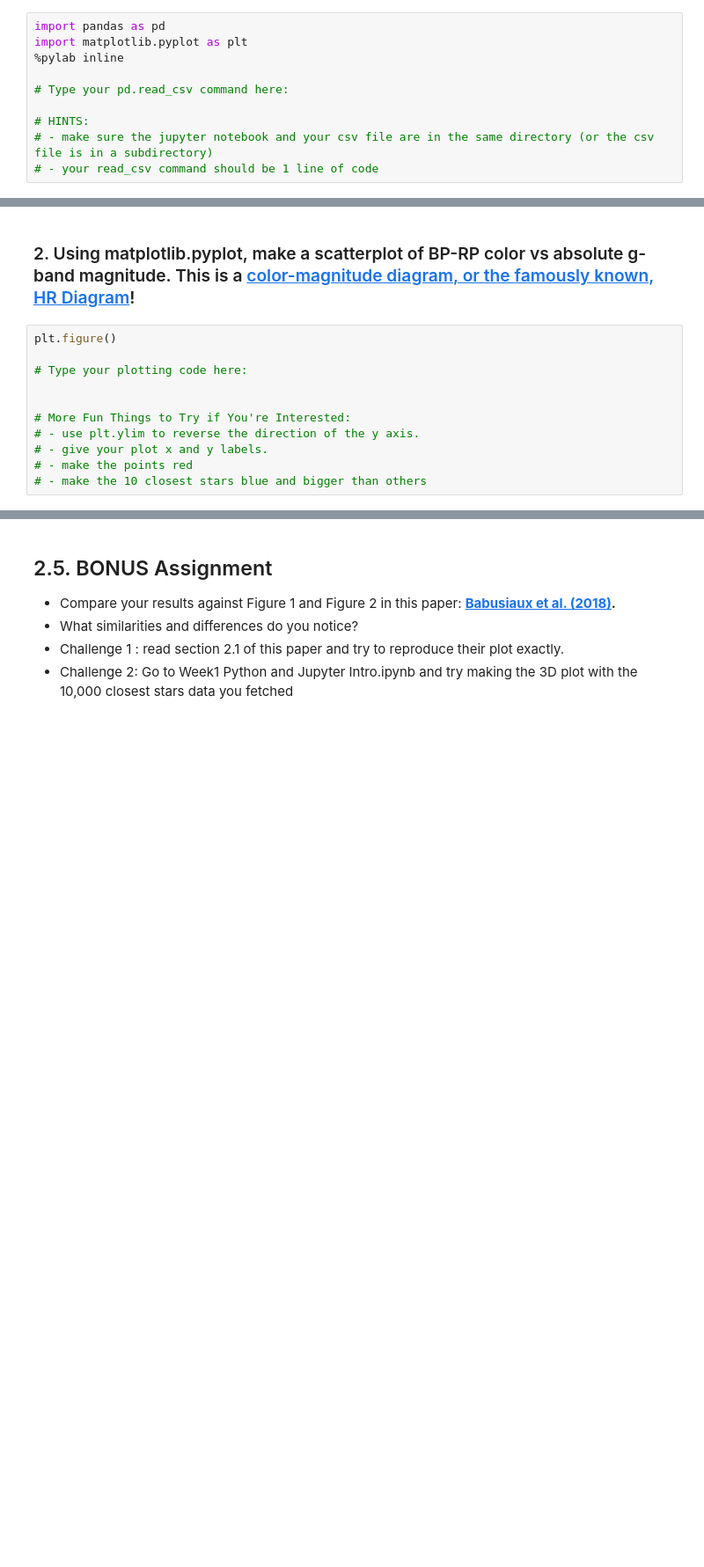
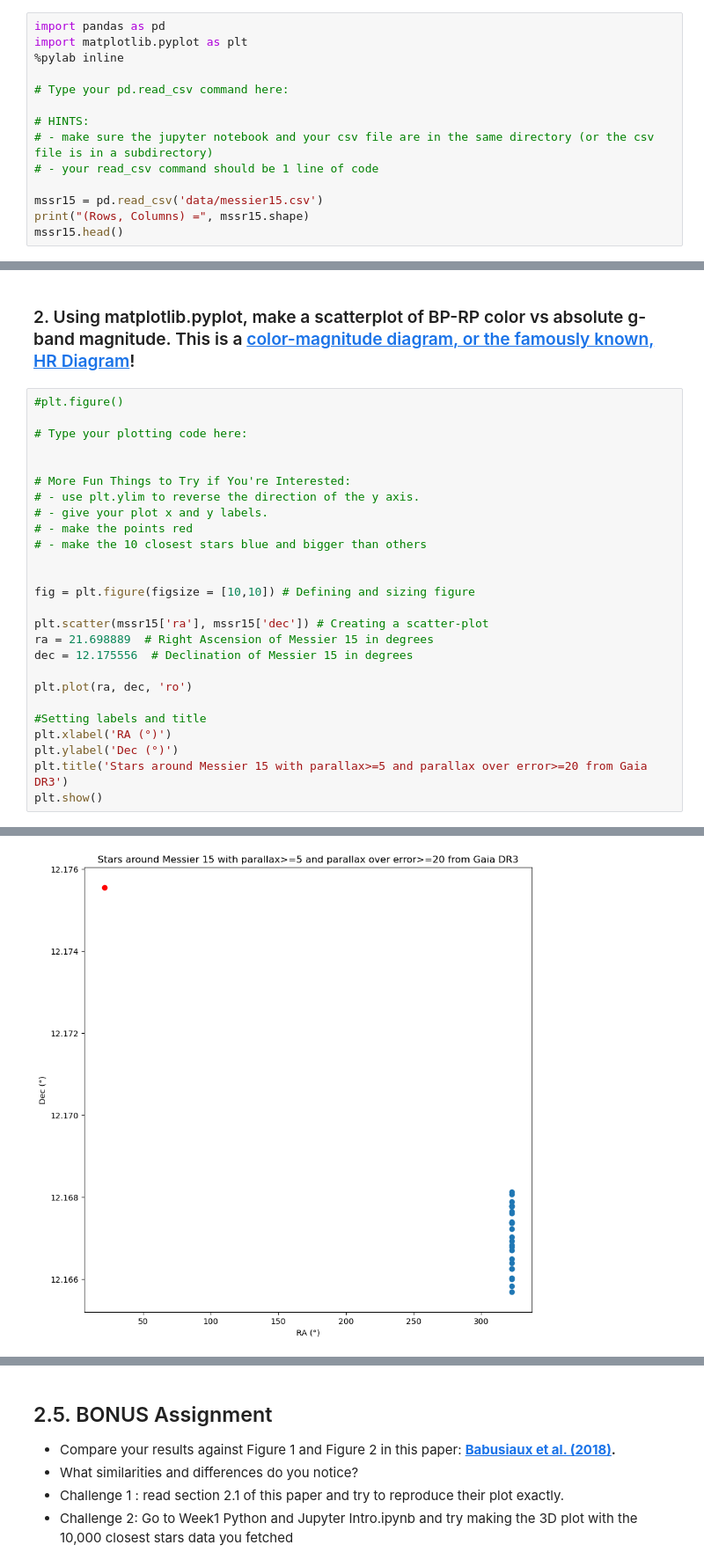
Before and after one commit to howardisaacson/Intro-to-Astro2024, a Jupyter notebook: Week4_TESS_Gaia/GaiaTutorialAssignment.ipynb, the cells around one changed output, grey strips where cells are left out. Shown at 88% size. Saved outputs shown, nothing was run; the diff lists cells and outputs as text; blank space fills up the shorter version.

```diff
--- a/Week4_TESS_Gaia/GaiaTutorialAssignment.ipynb
+++ b/Week4_TESS_Gaia/GaiaTutorialAssignment.ipynb
@@ -313,4 +313,8 @@ import matplotlib.pyplot as plt
 # HINTS:
 # - make sure the jupyter notebook and your csv file are in the same directory (or the csv file is in a subdirectory)
 # - your read_csv command should be 1 line of code
+
+mssr15 = pd.read_csv('data/messier15.csv')
+print("(Rows, Columns) =", mssr15.shape)
+mssr15.head()
 # %% [output]
@@ -318,7 +351,7 @@ Populating the interactive namespace from numpy and matplotlib
 # %% [markdown]
 ### 2. Using matplotlib.pyplot, make a scatterplot of BP-RP color vs absolute g-band magnitude. This is a [color-magnitude diagram, or the famously known, HR Diagram](https://en.wikipedia.org/wiki/Hertzsprung%E2%80%93Russell_diagram)!
 # %%
-plt.figure()
+#plt.figure()
 
 # Type your plotting code here:
 
@@ -328,4 +361,19 @@ plt.figure()
 # - give your plot x and y labels.
 # - make the points red
 # - make the 10 closest stars blue and bigger than others
+
+
+fig = plt.figure(figsize = [10,10]) # Defining and sizing figure
+
+plt.scatter(mssr15['ra'], mssr15['dec']) # Creating a scatter-plot
+ra = 21.698889  # Right Ascension of Messier 15 in degrees
+dec = 12.175556  # Declination of Messier 15 in degrees
+
+plt.plot(ra, dec, 'ro')
+
+#Setting labels and title
+plt.xlabel('RA (°)')
+plt.ylabel('Dec (°)')
+plt.title('Stars around Messier 15 with parallax>=5 and parallax over error>=20 from Gaia DR3')
+plt.show()
 # %% [output]
@@ -333,0 +380 @@ plt.figure()
+[figure, added]
```
Also changed, not shown: parts of 5 cells of this notebook, 1 other file.
